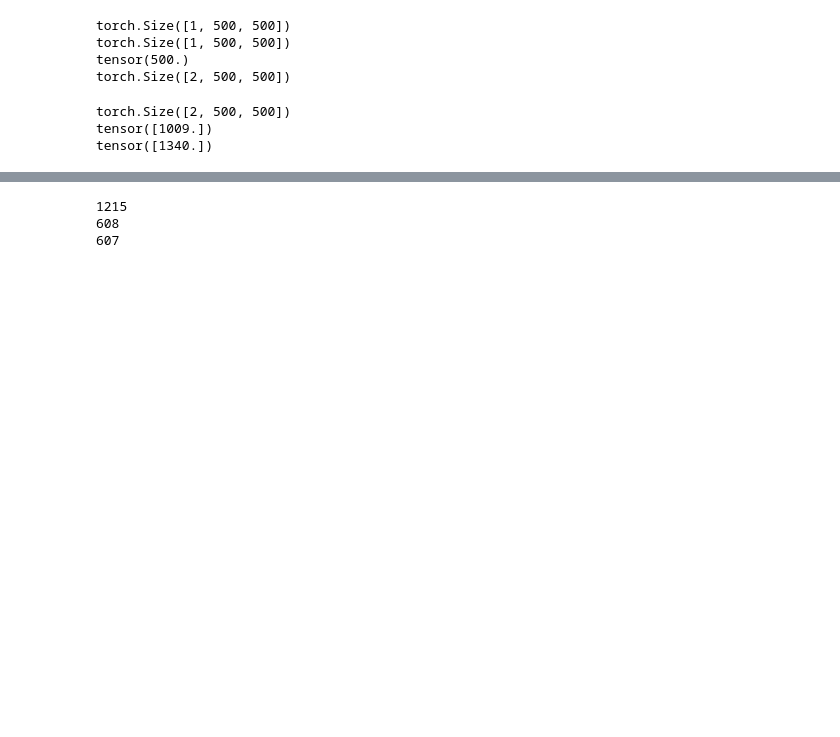
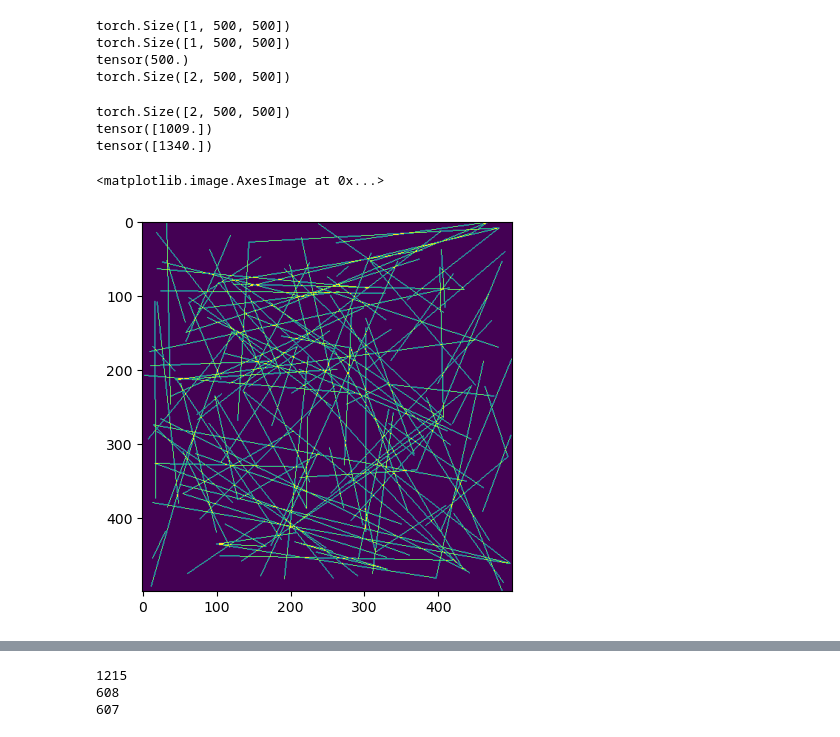
Before and after one commit to giliapatterson/spatial_ckmr, a Jupyter notebook: close_kin_slim/spaghetti_nn.ipynb, the cells around one changed output, grey strips where cells are left out. Cells and saved outputs as stored; diff of their text form; code cells hidden in the pictures; blank space fills up the shorter version.

```diff
--- a/close_kin_slim/spaghetti_nn.ipynb
+++ b/close_kin_slim/spaghetti_nn.ipynb
@@ -85,7 +98,7 @@ class KinDataset(Dataset):
         samples_path = base_path + "_samples.png"
         spaghetti = read_image(spaghetti_path)
         samples = read_image(samples_path)
-        input_tensor = torch.cat((spaghetti, samples), 0)
+        input_tensor = torch.cat((spaghetti, samples), 0).float()
         label = torch.tensor([self.labels['N'].iloc[idx]]).float()
         return input_tensor, label
 
@@ -98,3 +111,8 @@ print(kin_dataset[100][1])
 torch.Size([2, 500, 500])
 tensor([1009.])
 tensor([1340.])
+# %%
+plt.imshow(kin_dataset[2][0][0])
+# %% [output]
+<matplotlib.image.AxesImage at 0x...>
+[figure, added]
```
Also changed, not shown: parts of 15 cells of this notebook, 2 other files.
